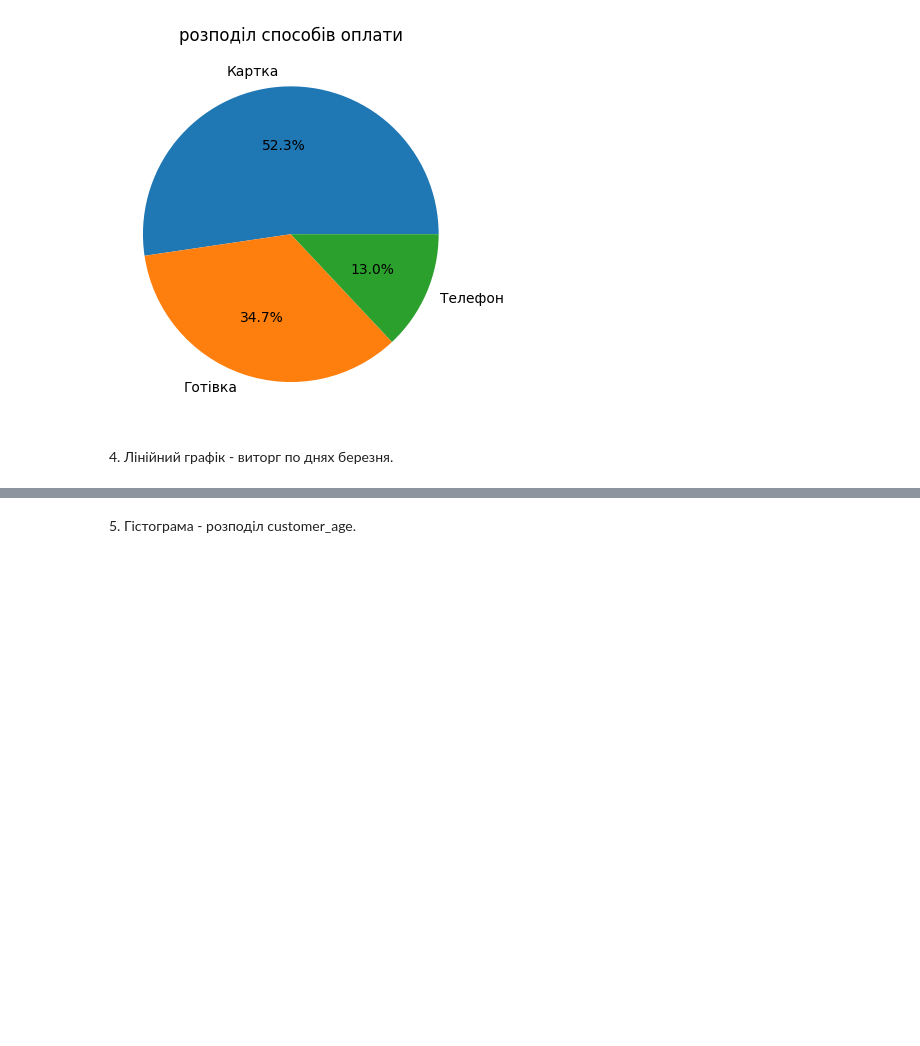
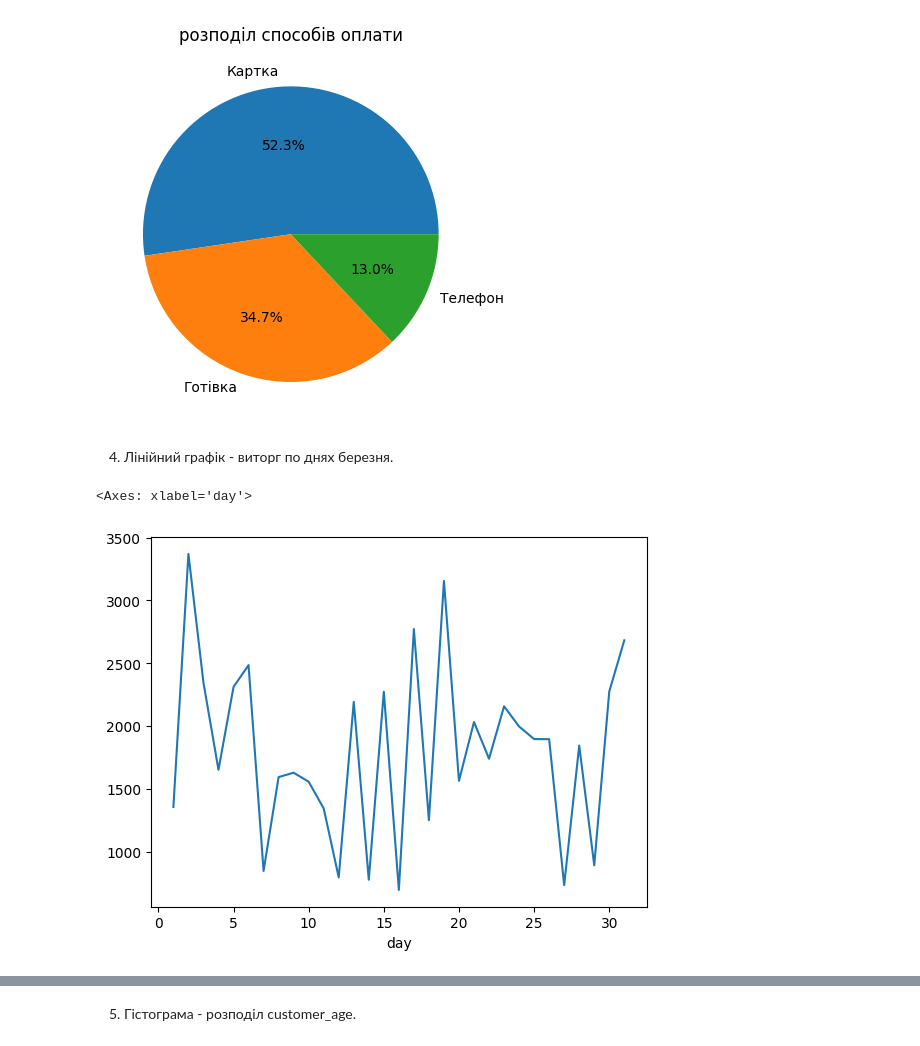
Before and after one commit to ParusSlava/DTA_2026, a Jupyter notebook: project_store_sales_analysis/27_05_26_project_sales_analysis.ipynb, the cells around one changed output, grey strips where cells are left out. Drawn from its saved outputs; the diff is of its cells as text; code cells hidden in the pictures; blank space fills up the shorter version.

```diff
--- a/project_store_sales_analysis/27_05_26_project_sales_analysis.ipynb
+++ b/project_store_sales_analysis/27_05_26_project_sales_analysis.ipynb
@@ -690,3 +690,8 @@ plt.show()
 [figure]
 # %% [markdown]
 4. Лінійний графік - виторг по днях березня.
+# %%
+df.groupby('day')['total_uah'].sum().plot(kind='line')
+# %% [output]
+<Axes: xlabel='day'>
+[figure, added]
```
Also changed, not shown: parts of 9 cells of this notebook.
